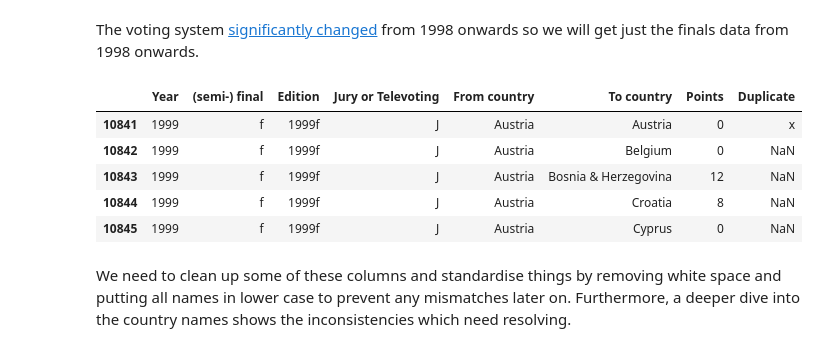
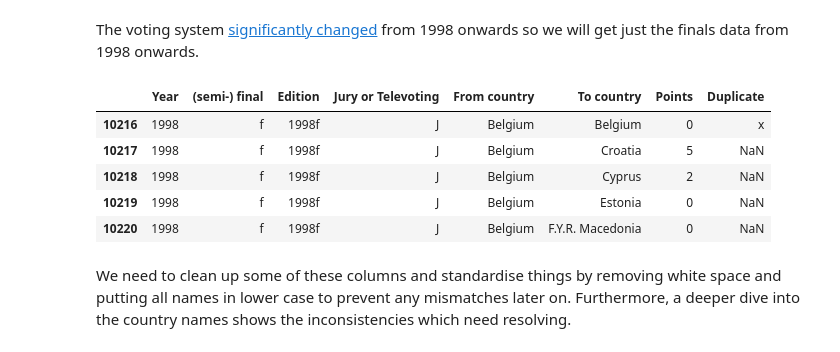
Before and after one commit to KatrionaGoldmann/Eurovision_TDS, a Jupyter notebook: eurovision/notebooks/data-wrang.ipynb, the cells around one changed output. Cells and saved outputs as stored; diff of their text form; code cells hidden in the pictures.

```diff
--- a/eurovision/notebooks/data-wrang.ipynb
+++ b/eurovision/notebooks/data-wrang.ipynb
@@ -32,17 +37,17 @@ df_input.head()
 # %% [markdown]
 The voting system [significantly changed](https://en.wikipedia.org/wiki/Voting_at_the_Eurovision_Song_Contest) from 1998 onwards so we will get just the finals data from 1998 onwards.
 # %%
-df = df_input[df_input['Year'] > 1998]
+df = df_input[df_input['Year'] > 1997]
 df = df.loc[df['(semi-) final'] == 'f']
 df = df.drop_duplicates()
 df.head()
 # %% [output]
 |  | Year | (semi-) final | Edition | Jury or Televoting | From country | To country | Points | Duplicate |
-| 10841 | 1999 | f | 1999f | J | Austria | Austria | 0 | x |
-| 10842 | 1999 | f | 1999f | J | Austria | Belgium | 0 | NaN |
-| 10843 | 1999 | f | 1999f | J | Austria | Bosnia & Herzegovina | 12 | NaN |
-| 10844 | 1999 | f | 1999f | J | Austria | Croatia | 8 | NaN |
-| 10845 | 1999 | f | 1999f | J | Austria | Cyprus | 0 | NaN |
+| 10216 | 1998 | f | 1998f | J | Belgium | Belgium | 0 | x |
+| 10217 | 1998 | f | 1998f | J | Belgium | Croatia | 5 | NaN |
+| 10218 | 1998 | f | 1998f | J | Belgium | Cyprus | 2 | NaN |
+| 10219 | 1998 | f | 1998f | J | Belgium | Estonia | 0 | NaN |
+| 10220 | 1998 | f | 1998f | J | Belgium | F.Y.R. Macedonia | 0 | NaN |
 # %% [markdown]
 We need to clean up some of these columns and standardise things by removing white space and putting all names in lower case to prevent any mismatches later on. Furthermore, a deeper dive into the country names shows the inconsistencies which need resolving.
 # %%
```
Also changed, not shown: parts of 25 cells of this notebook.
